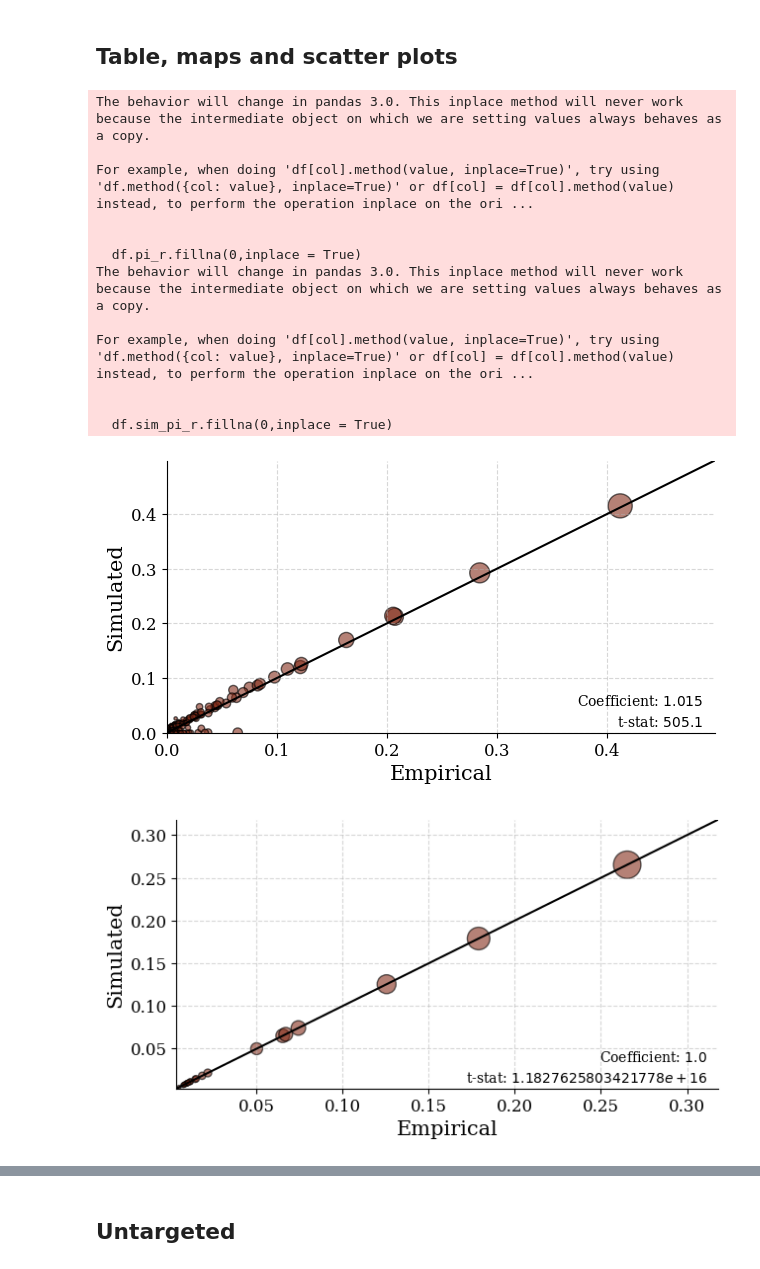
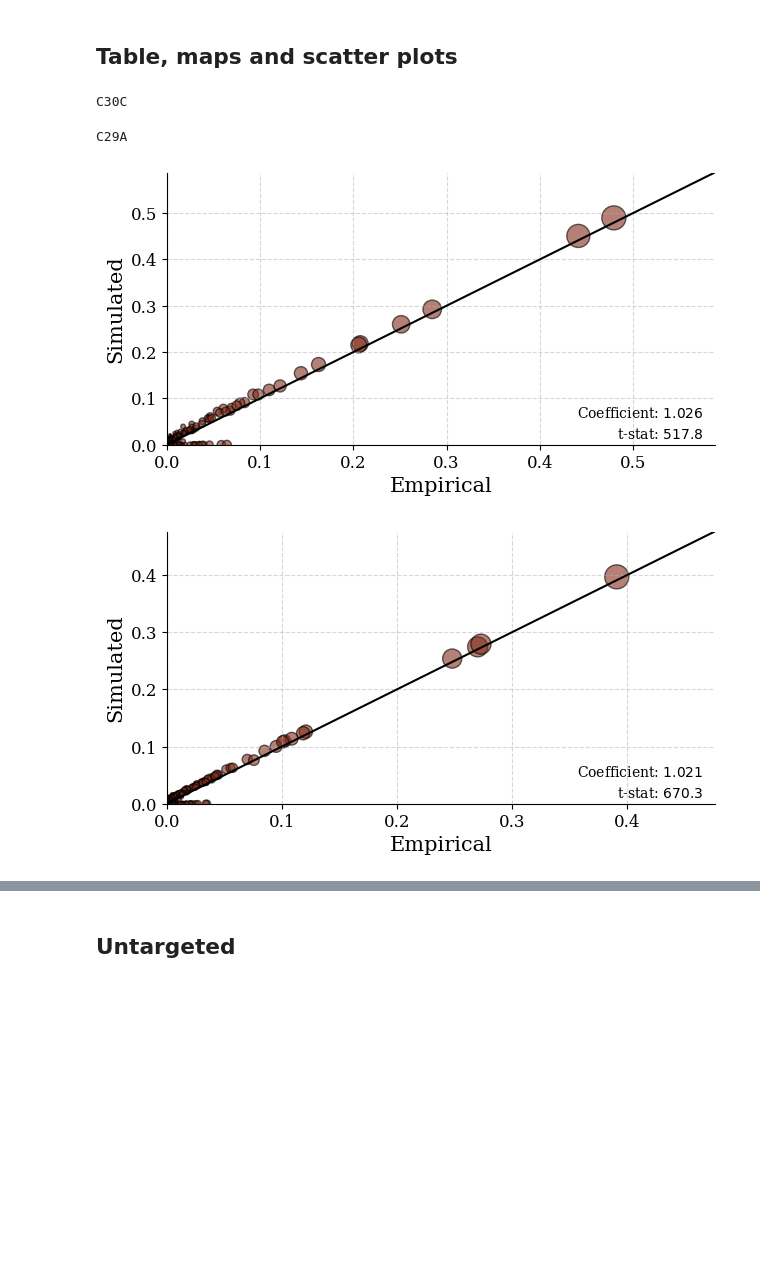
Before and after one commit to SwannChelly/SMM_Spatial_Comovement, a Jupyter notebook: analysis.ipynb, the cells around one changed output, grey strips where cells are left out. Cells and saved outputs as stored; diff of their text form; code cells hidden in the pictures; blank space fills up the shorter version.

```diff
--- a/analysis.ipynb
+++ b/analysis.ipynb
@@ -515,10 +538,8 @@ def unpack_data(data_dict):
 # %%
 
 # Load and unpack in one step
-industry_dict = {"auto":{"industry_label":"auto","industry_name":"auto"},
-"aero":{"industry_label":"aero","industry_name":"aero"}}
 
-data = load_industry_data(industry_dict['auto']['industry_label'], industry_dict['auto']['industry_name'])
+data = load_industry_data("aero")
 globals().update(data)  # In a script
 print(d)  # "C29A"
 filter_N_upstream_df.ze2010.nunique()
@@ -762,56 +784,36 @@ Combined table saved to: ../reporting_combined/moments_comparison_combined.tex
 # %% [markdown]
 ## Table, maps and scatter plots
 # %%
-emp_g = empirical_moments_dict['emp_gamma_ls'].ravel()
-sim_g = best_simulated_moments_dict['emp_gamma_ls'][:, :, K].ravel()
+
+# Load and unpack in one step
+for industry in ['aero','auto']:
+    data = load_industry_data(industry)
+    globals().update(data)  # In a script
+    print(d)  # "C29A"
+    filter_N_upstream_df.ze2010.nunique()
 
 
+    emp_g = empirical_moments_dict['emp_gamma_ls'].ravel()
+    sim_g = best_simulated_moments_dict['emp_gamma_ls'][:, :, K].ravel()
+
+    sim_pi_r = empirical_moments_dict['emp_pi_r']
+    emp_pi_r = best_simulated_moments_dict['emp_pi_r'][:, K]
 
 
+    fig, axs = plt.subplots(1, 1, figsize=get_figsize())
 
-fig, axs = plt.subplots(1, 1, figsize=get_figsize())
+    bubble_scatter(
+        axs,
+        emp_g,
+        sim_g,
+        r"Empirical",
+        r"Simulated",
+        None,regression_line = False
+    )
 
-bubble_scatter(
-    axs,
-    emp_g,
-    sim_g,
-    r"Empirical",
-    r"Simulated",
-    None,regression_line = False
-)
-
-fig.savefig(os.path.join("../reporting_combined", f'emp_sim_gamma_{industry}.pdf'), format='pdf', bbox_inches='tight')
-
-fig, axs = plt.subplots(1, 1, figsize=get_figsize())
-
-
-pi_r = load_pi_r(best_simulated_moments_dict['emp_pi_r'][:, K])
-
-emp_pi = pi_r.pi_r.values
-sim_pi = pi_r.sim_pi_r.values
-
-bubble_scatter(
-    axs,
-    emp_pi,
-    sim_pi,
-    r"Empirical",
-    r"Simulated",
-    None,
-    size_scale=400,regression_line = False
-)
-fig.savefig(os.path.join("../reporting_combined", f'emp_sim_pi_{industry}.pdf'), format='pdf', bbox_inches='tight')
+    fig.savefig(os.path.join("../reporting_combined", f'emp_sim_gamma_{industry}.pdf'), format='pdf', bbox_inches='tight')
 # %% [output]
-The behavior will change in pandas 3.0. This inplace method will never work because the intermediate object on which we are setting values always behaves as a copy.
-
-For example, when doing 'df[col].method(value, inplace=True)', try using 'df.method({col: value}, inplace=True)' or df[col] = df[col].method(value) instead, to perform the operation inplace on the ori ...
-
-
-  df.pi_r.fillna(0,inplace = True)
-The behavior will change in pandas 3.0. This inplace method will never work because the intermediate object on which we are setting values always behaves as a copy.
-
-For example, when doing 'df[col].method(value, inplace=True)', try using 'df.method({col: value}, inplace=True)' or df[col] = df[col].method(value) instead, to perform the operation inplace on the ori ...
-
-
-  df.sim_pi_r.fillna(0,inplace = True)
+C30C
+C29A
-[figure, old version]
+[figure, new version]
-[figure, old version]
+[figure, new version]
```
Also changed, not shown: parts of 47 cells of this notebook, 2 other files.
